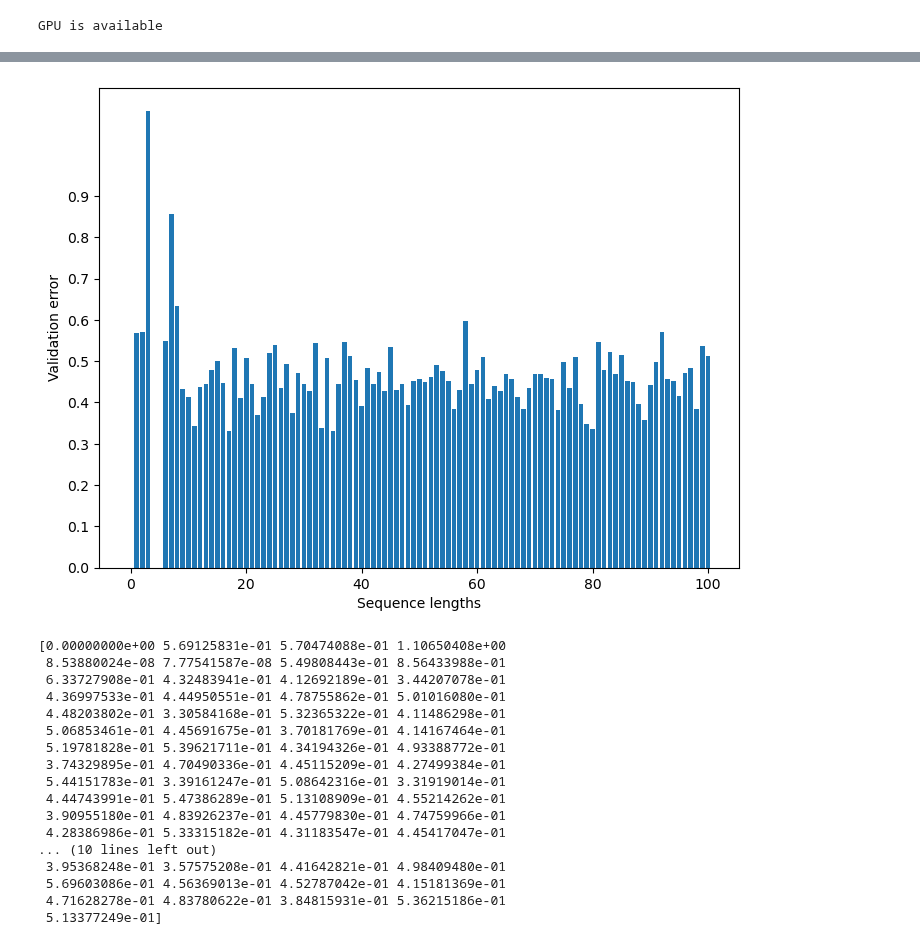
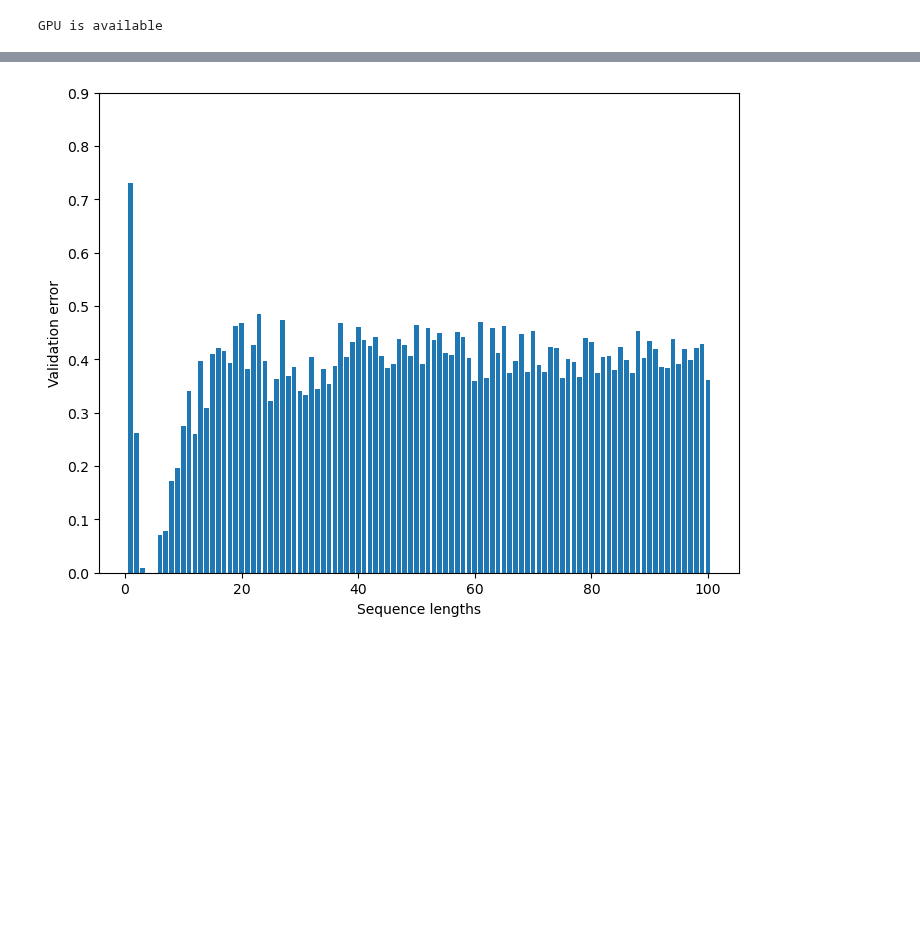
Before and after one commit to loekvanrossem/rnn_structure, a Jupyter notebook: main.ipynb, the cells around one changed output, grey strips where cells are left out. Cells and saved outputs as stored; diff of their text form; code cells hidden in the pictures; blank space fills up the shorter version.

```diff
--- a/main.ipynb
+++ b/main.ipynb
@@ -46,3 +29,9 @@ def XOR_data(n_datapoints=100, seq_len=4):
 model = model.Model(
     input_size=1, output_size=1, hidden_dim=30, n_layers=1, device=device
 )
+
+## Generate data
+dataset_1 = XOR_data(device, n_datapoints=1000, seq_len=5)
+dataset_2 = XOR_data(device, n_datapoints=1000, seq_len=4)
+dataset_val_1 = XOR_data(device, n_datapoints=2, seq_len=30)
+dataset_val_2 = XOR_data(device, n_datapoints=10, seq_len=31)
@@ -111,0 +38,20 @@ Epoch: 3000/3000............. Loss: 0.00000 Validation Loss: 0.39008
+# %%
+## Train
+
+# Define hyperparameters
+n_epochs = 200
+lr = 0.01
+
+# Define Loss, Optimizer
+criterion = nn.MSELoss()
+optimizer = torch.optim.Adam(model.parameters(), lr=lr)
+
+# Training run
+train_losses, val_losses, hidden_states = model.training_run(
+    optimizer,
+    criterion,
+    [dataset_1, dataset_2],
+    [dataset_val_1],
+    n_epochs=n_epochs,
+    batch_size=1000,
+)
@@ -123,40 +122,20 @@ plt.show()
 # %%
 ## Plot error per sequence length
 N = 100
-val_err = np.zeros(N + 1)
+val_data = []
 for n in trange(1, N + 1):
-    val_inputs, val_outputs = XOR_data(n_datapoints=100, seq_len=n)
-    val_inputs = torch.from_numpy(val_inputs).to(device)
-    val_outputs = torch.from_numpy(val_outputs).to(device)
-    prediction, _ = model(val_inputs)
-    val_err[n] = criterion(torch.squeeze(prediction), torch.squeeze(val_outputs))
+    val_data.append(XOR_data(device, n_datapoints=100, seq_len=n))
+val_err = np.array(model.validation(criterion, val_data))
+
 fig = plt.figure()
 ax = fig.add_axes([0, 0, 1, 1])
-ax.bar(np.arange(N + 1), val_err)
+ax.bar(np.arange(1, N + 1), val_err)
 ax.set_xlabel("Sequence lengths")
 ax.set_ylabel("Validation error")
 ax.set_yticks(np.arange(0, 1, 0.1))
 plt.show()
-print(val_err)
 # %% [output]
-[figure, old version]
+[figure, new version]
-[0.00000000e+00 5.69125831e-01 5.70474088e-01 1.10650408e+00
- 8.53880024e-08 7.77541587e-08 5.49808443e-01 8.56433988e-01
- 6.33727908e-01 4.32483941e-01 4.12692189e-01 3.44207078e-01
- 4.36997533e-01 4.44950551e-01 4.78755862e-01 5.01016080e-01
- 4.48203802e-01 3.30584168e-01 5.32365322e-01 4.11486298e-01
- 5.06853461e-01 4.45691675e-01 3.70181769e-01 4.14167464e-01
- 5.19781828e-01 5.39621711e-01 4.34194326e-01 4.93388772e-01
- 3.74329895e-01 4.70490336e-01 4.45115209e-01 4.27499384e-01
- 5.44151783e-01 3.39161247e-01 5.08642316e-01 3.31919014e-01
- 4.44743991e-01 5.47386289e-01 5.13108909e-01 4.55214262e-01
- 3.90955180e-01 4.83926237e-01 4.45779830e-01 4.74759966e-01
- 4.28386986e-01 5.33315182e-01 4.31183547e-01 4.45417047e-01
-... (10 lines left out)
- 3.95368248e-01 3.57575208e-01 4.41642821e-01 4.98409480e-01
- 5.69603086e-01 4.56369013e-01 4.52787042e-01 4.15181369e-01
- 4.71628278e-01 4.83780622e-01 3.84815931e-01 5.36215186e-01
- 5.13377249e-01]
 # %%
 def predict(model, sequence):
     input = torch.unsqueeze(
```
Also changed, not shown: parts of 13 cells of this notebook, 2 other files.
